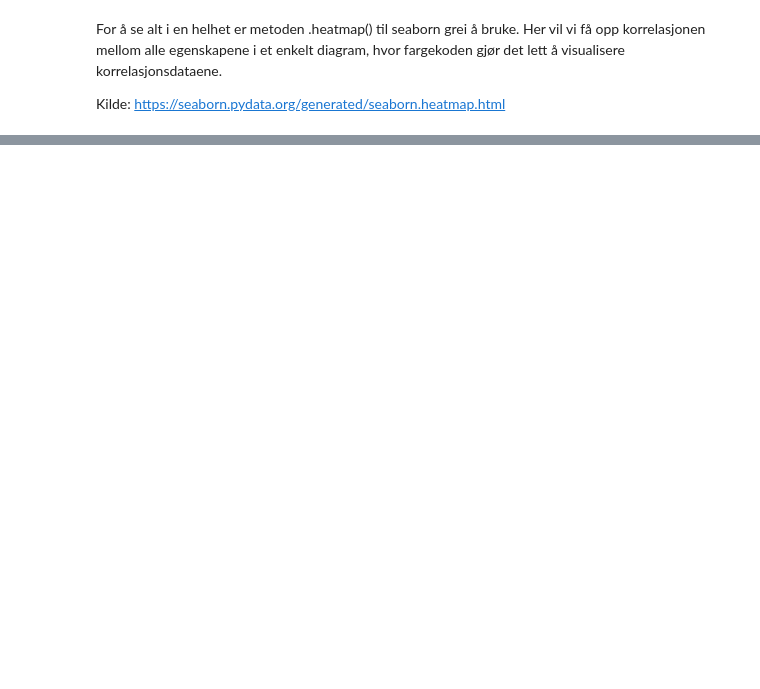
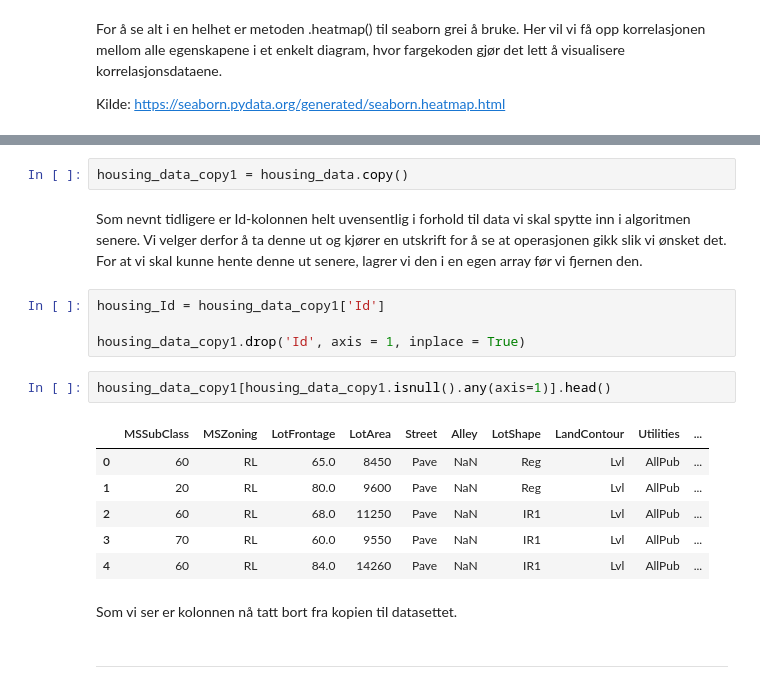
Before and after one commit to 148921/DAT158ML-Oblig2, a Jupyter notebook: HHO_Oblig2.ipynb, the cells around one changed output, grey strips where cells are left out. Drawn from its saved outputs; the diff is of its cells as text; blank space fills up the shorter version.

```diff
--- a/HHO_Oblig2.ipynb
+++ b/HHO_Oblig2.ipynb
@@ -258,0 +416,21 @@ Denne innleveringen er noe ufullstendig, men skal oppdatere den slik at denne bl
+# %%
+housing_data_copy1 = housing_data.copy()
+# %% [markdown]
+Som nevnt tidligere er Id-kolonnen helt uvensentlig i forhold til data vi skal spytte inn i algoritmen senere. Vi velger derfor å ta denne ut og kjører en utskrift for å se at operasjonen gikk slik vi ønsket det. For at vi skal kunne hente denne ut senere, lagrer vi den i en egen array før vi fjernen den.
+# %%
+housing_Id = housing_data_copy1['Id']
+
+housing_data_copy1.drop('Id', axis = 1, inplace = True)
+# %%
+housing_data_copy1[housing_data_copy1.isnull().any(axis=1)].head()
+# %% [output]
+|  | MSSubClass | MSZoning | LotFrontage | LotArea | Street | Alley | LotShape | LandContour | Utilities | ... |
+| 0 | 60 | RL | 65.0 | 8450 | Pave | NaN | Reg | Lvl | AllPub | ... |
+| 1 | 20 | RL | 80.0 | 9600 | Pave | NaN | Reg | Lvl | AllPub | ... |
+| 2 | 60 | RL | 68.0 | 11250 | Pave | NaN | IR1 | Lvl | AllPub | ... |
+| 3 | 70 | RL | 60.0 | 9550 | Pave | NaN | IR1 | Lvl | AllPub | ... |
+| 4 | 60 | RL | 84.0 | 14260 | Pave | NaN | IR1 | Lvl | AllPub | ... |
+# %% [markdown]
+Som vi ser er kolonnen nå tatt bort fra kopien til datasettet.
+# %% [markdown]
+_______________
```
Also changed, not shown: parts of 135 cells of this notebook, 2 other files.
